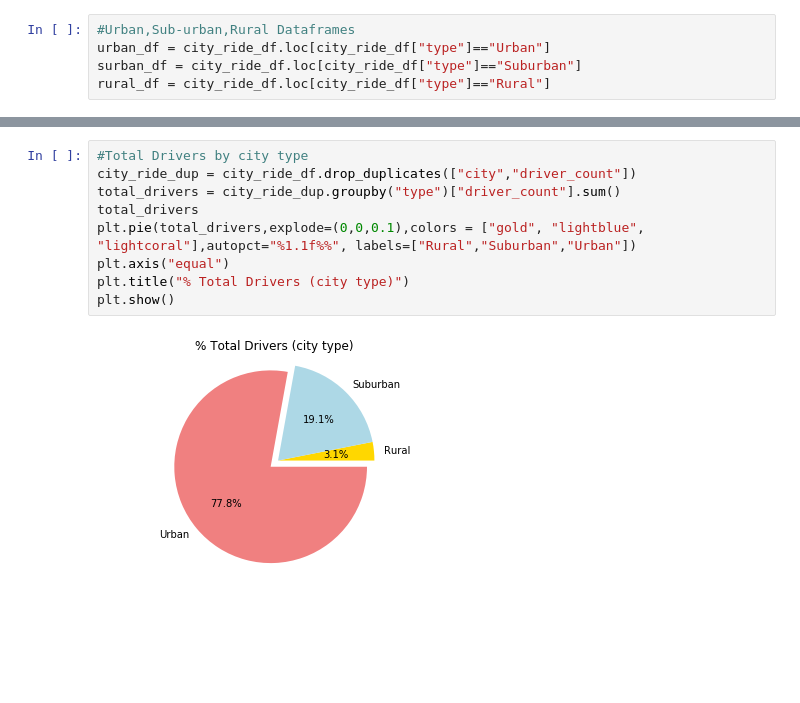
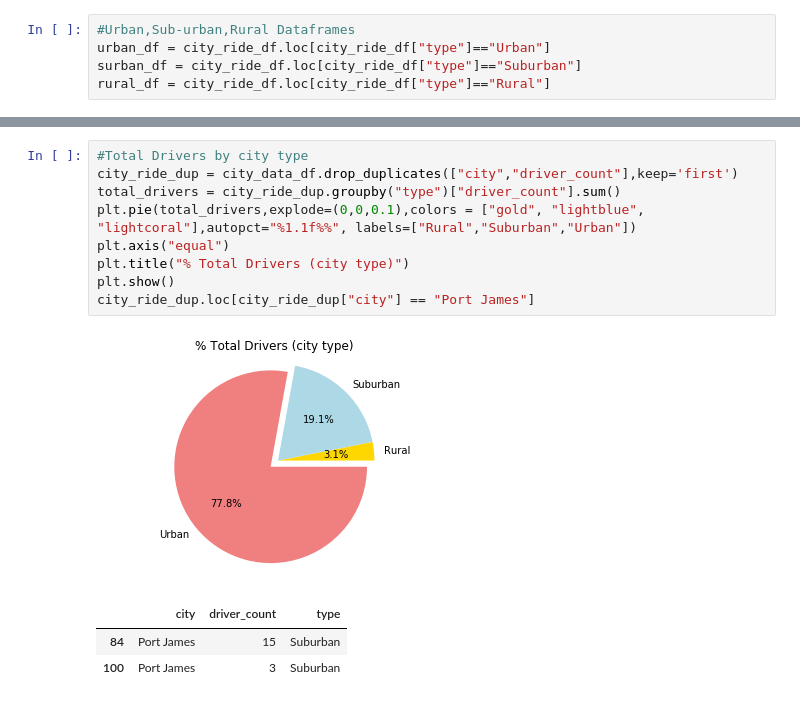
Before and after one commit to santhoshpullela/plots_magic, a Jupyter notebook: Pyber/Plot_Uber.ipynb, the cells around one changed output, grey strips where cells are left out. Saved outputs shown, nothing was run; the diff lists cells and outputs as text; blank space fills up the shorter version.

```diff
--- a/Pyber/Plot_Uber.ipynb
+++ b/Pyber/Plot_Uber.ipynb
@@ -100,11 +92,14 @@ plt.show()
 # %%
 #Total Drivers by city type
-city_ride_dup = city_ride_df.drop_duplicates(["city","driver_count"])
+city_ride_dup = city_data_df.drop_duplicates(["city","driver_count"],keep='first')
 total_drivers = city_ride_dup.groupby("type")["driver_count"].sum()
-total_drivers
 plt.pie(total_drivers,explode=(0,0,0.1),colors = ["gold", "lightblue", "lightcoral"],autopct="%1.1f%%", labels=["Rural","Suburban","Urban"])
 plt.axis("equal")
 plt.title("% Total Drivers (city type)")
 plt.show()
+city_ride_dup.loc[city_ride_dup["city"] == "Port James"]
 # %% [output]
 [figure]
+|  | city | driver_count | type |
+| 84 | Port James | 15 | Suburban |
+| 100 | Port James | 3 | Suburban |
```
Also changed, not shown: parts of 5 cells of this notebook.
